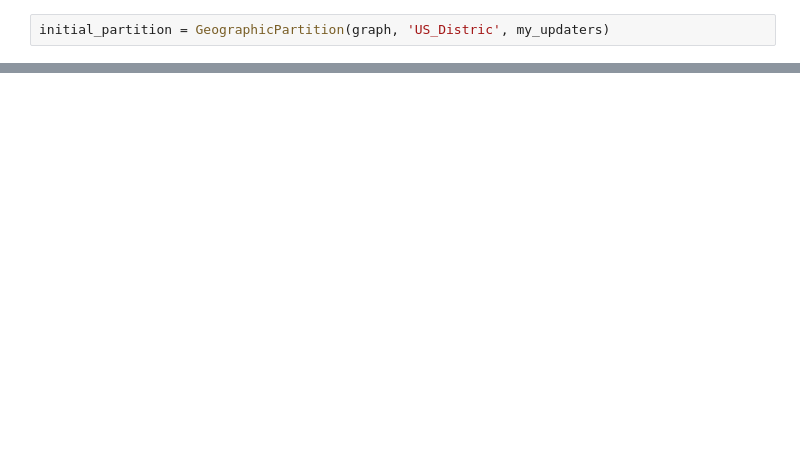
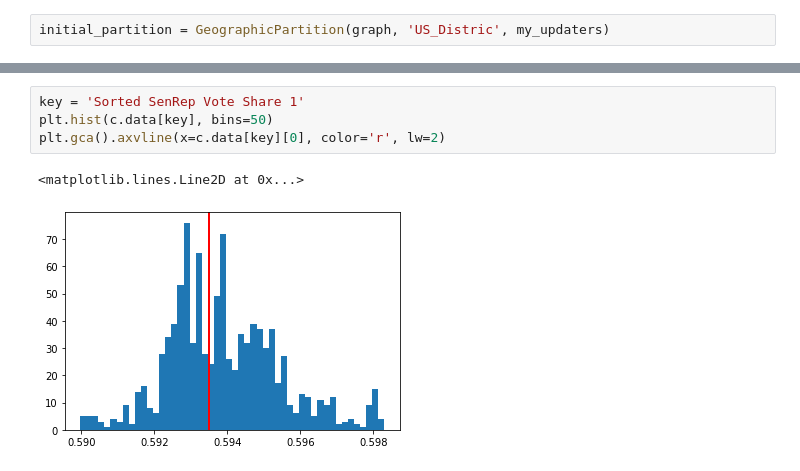
Before and after one commit to tylerjarvis/MathematicalElectionAnalysis, a Jupyter notebook: Untitled.ipynb, the cells around one changed output, grey strips where cells are left out. Drawn from its saved outputs; the diff is of its cells as text; blank space fills up the shorter version.

```diff
--- a/Untitled.ipynb
+++ b/Untitled.ipynb
@@ -66,0 +102,7 @@ p = proposals.recom(p, pop_col='POP100', pop_target=ideal_population, epsilon =
+# %%
+key = 'Sorted SenRep Vote Share 1'
+plt.hist(c.data[key], bins=50)
+plt.gca().axvline(x=c.data[key][0], color='r', lw=2)
+# %% [output]
+<matplotlib.lines.Line2D at 0x...>
+[figure, added]
```
Also changed, not shown: parts of 20 cells of this notebook, 11 other files.
